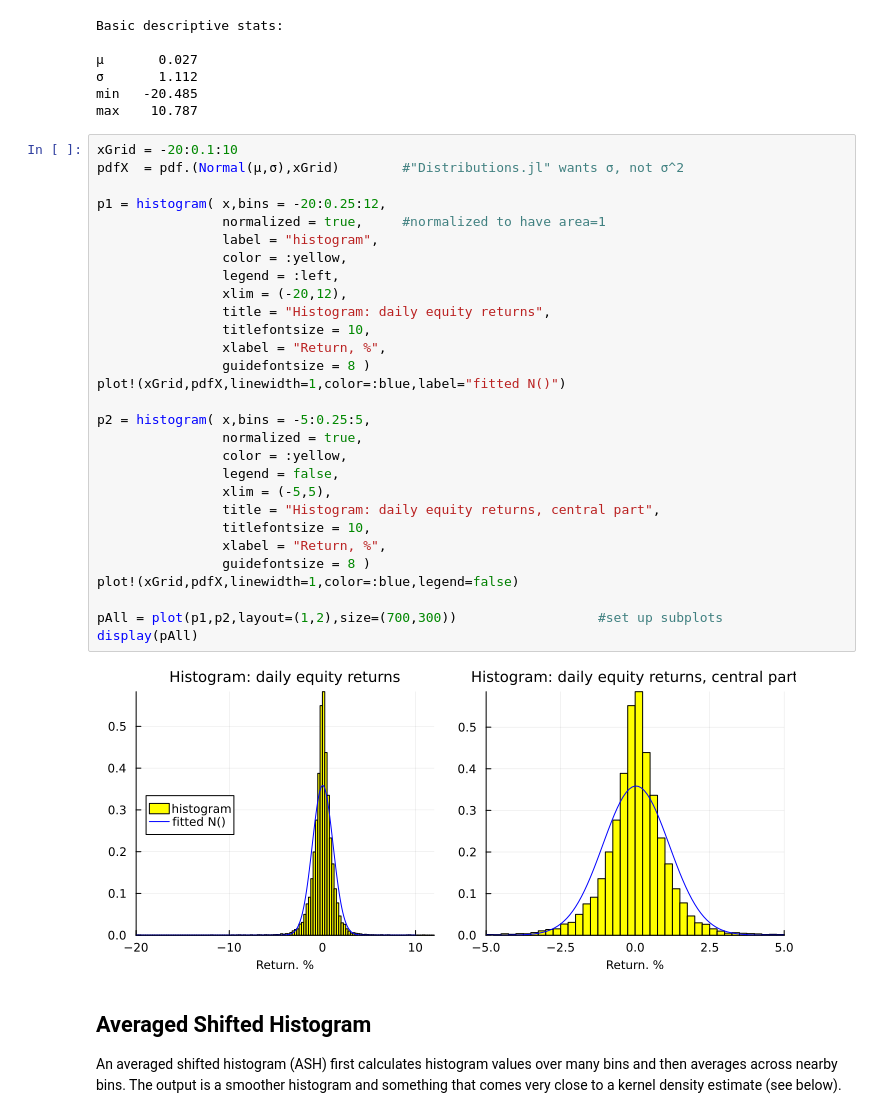
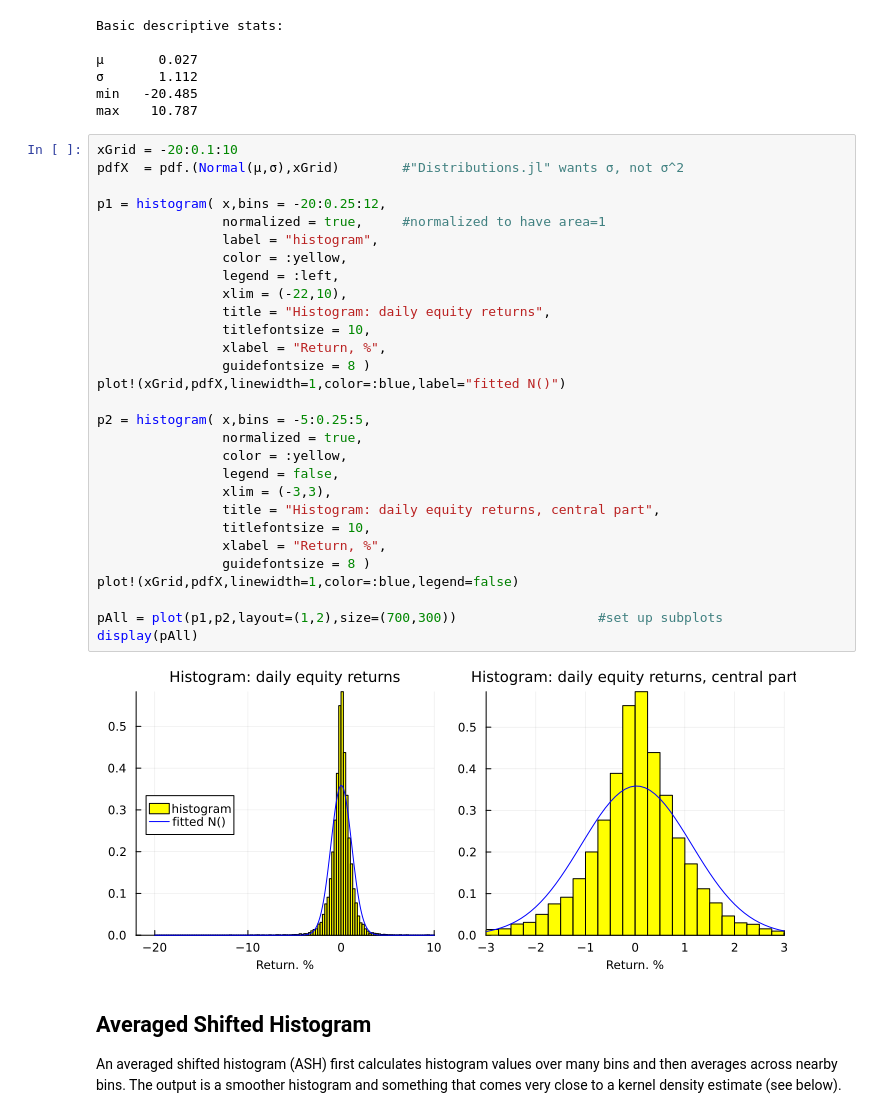
Before and after one commit to PaulSoderlind/ModernFinancialEconometrics, a Jupyter notebook: Ch18_Distributions.ipynb, the cells around one changed output. Cells and saved outputs as stored; diff of their text form.

```diff
--- a/Ch18_Distributions.ipynb
+++ b/Ch18_Distributions.ipynb
@@ -56,34 +56,34 @@ max    10.787
 # %%
 xGrid = -20:0.1:10
 pdfX  = pdf.(Normal(μ,σ),xGrid)        #"Distributions.jl" wants σ, not σ^2
 
 p1 = histogram( x,bins = -20:0.25:12,
                 normalized = true,     #normalized to have area=1
                 label = "histogram",
                 color = :yellow,
                 legend = :left,
-                xlim = (-20,12),
+                xlim = (-22,10),
                 title = "Histogram: daily equity returns",
                 titlefontsize = 10,
                 xlabel = "Return, %",
                 guidefontsize = 8 )
 plot!(xGrid,pdfX,linewidth=1,color=:blue,label="fitted N()")
 
 p2 = histogram( x,bins = -5:0.25:5,
                 normalized = true,
                 color = :yellow,
                 legend = false,
-                xlim = (-5,5),
+                xlim = (-3,3),
                 title = "Histogram: daily equity returns, central part",
                 titlefontsize = 10,
                 xlabel = "Return, %",
                 guidefontsize = 8 )
 plot!(xGrid,pdfX,linewidth=1,color=:blue,legend=false)
 
 pAll = plot(p1,p2,layout=(1,2),size=(700,300))                  #set up subplots
 display(pAll)
 # %% [output]
-[figure, old version]
+[figure, new version]
 # %% [markdown]
 ## Averaged Shifted Histogram
 
```
Also changed, not shown: parts of 4 cells of this notebook.
